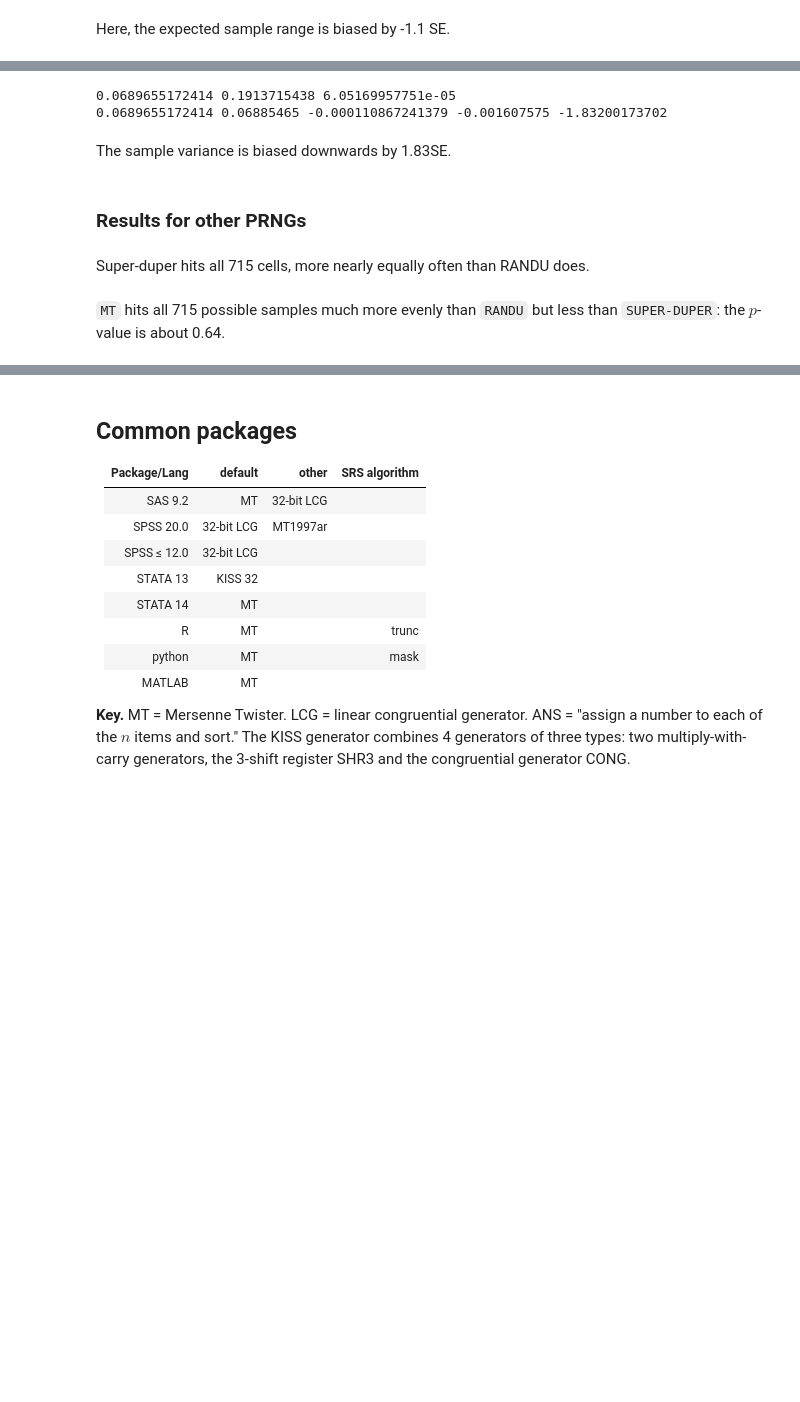
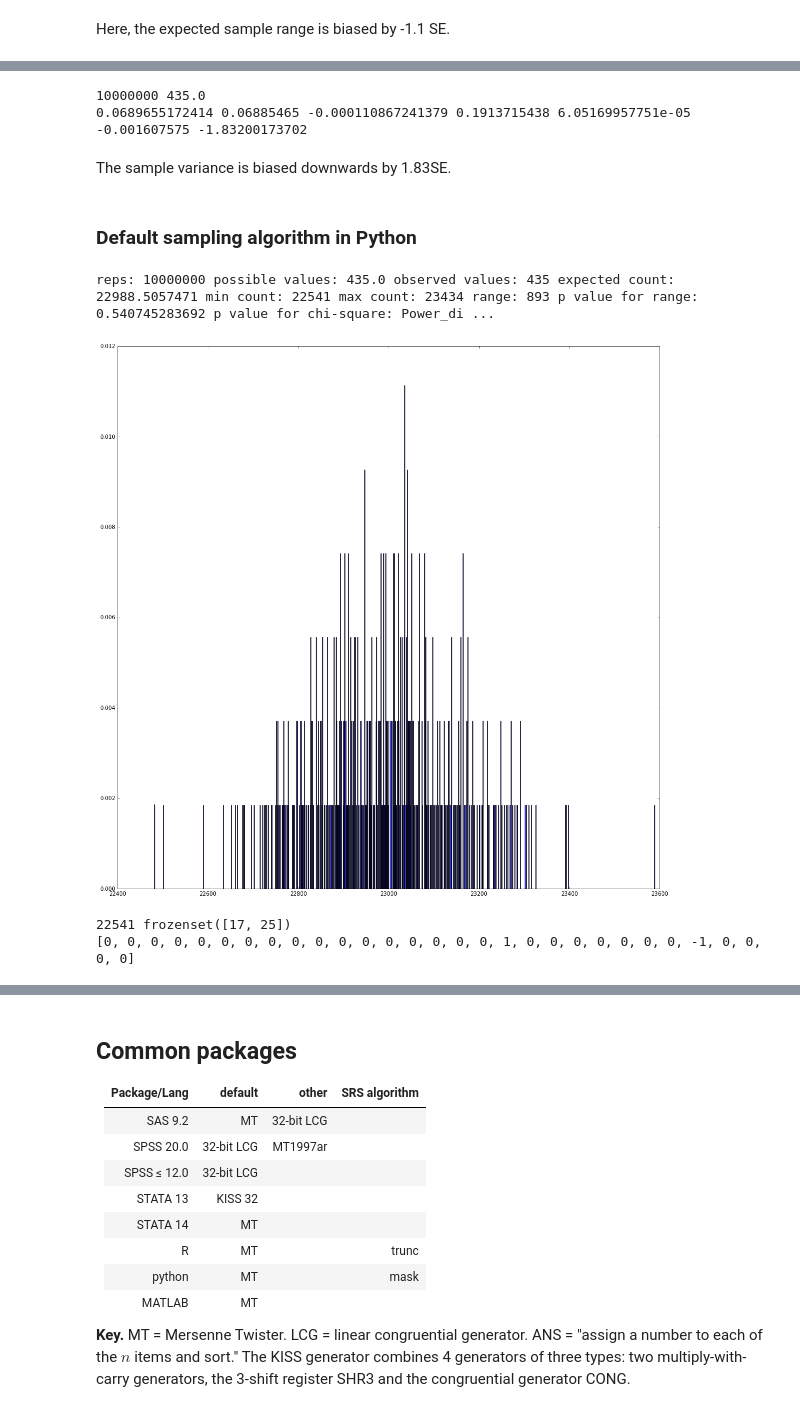
Before and after one commit to pbstark/pseudorandom, a Jupyter notebook: sample_counter.ipynb, the cells around one changed output, grey strips where cells are left out. Cells and saved outputs as stored; diff of their text form; code cells hidden in the pictures; blank space fills up the shorter version.

Commit message:
code cleanup; add simulation using random.choice()

```diff
--- a/sample_counter.ipynb
+++ b/sample_counter.ipynb
@@ -1184,21 +1124,12 @@ seVar = math.sqrt(((2-eVar)**2 + 2*28*(1/2-eVar)**2 + 14*27*(0-eVar)**2)/vals)
 
 seMeanVar = seVar/math.sqrt(reps)
 
-print eVar, seVar, seMeanVar
+samVar = aveSamVar(uniqueSamplesMT)
 
-m = 0
-totCnt = 0
-for sam, cnt in uniqueSamples.items():
-    m += np.var([x[i] for i in sam], ddof=1)*cnt
-    totCnt += cnt
-
-samVar = m/totCnt
 diff = samVar-eVar
-print eVar, samVar, diff, diff/eVar, diff/seMeanVar
+print reps, vals, '\n', eVar, samVar, diff, seVar, seMeanVar, diff/eVar, diff/seMeanVar
 # %% [output]
-0.0689655172414 0.1913715438 6.05169957751e-05
-0.0689655172414 0.06885465 -0.000110867241379 -0.001607575 -1.83200173702
+10000000 435.0
+0.0689655172414 0.06885465 -0.000110867241379 0.1913715438 6.05169957751e-05 -0.001607575 -1.83200173702
 # %% [markdown]
 The sample variance is biased downwards by 1.83SE.
-# %% [markdown]
-### Results for other PRNGs
@@ -1226,12 +1136,32 @@ for i in xrange(reps):
+# %% [markdown]
+### Default sampling algorithm in Python
+# %%
+# New tally function for np.random.choice()
+
+def tallyPySamples(n, k, reps=int(10**7)):
+    uniqueSampleCounts = dict()
+    for i in xrange(reps):
+        sam = frozenset(np.sort((np.random.choice(n, size=k, replace=False))))
+        if sam in uniqueSampleCounts:
+            uniqueSampleCounts[sam] += 1
+        else:
+            uniqueSampleCounts[sam] = 1
+    return uniqueSampleCounts
+
+np.random.seed(1234567890) # set seed of MT
+
+n=30
+k=2
+reps = int(10**7)
+
+uniqueSamplesPy = tallyPySamples(n, k, reps)
 # %%
-maxct = np.amax(uniqueSamples.values())
-minct = np.amin(uniqueSamples.values())
-vals = sp.special.binom(n,k)
-obsVals = len(uniqueSamples)
-eCt = reps/vals
-print vals, obsVals, eCt, minct, maxct, maxct-minct
-print sp.stats.chisquare(uniqueSamples.values(), axis=None)
-ns, bins, patches = plt.hist(uniqueSamples.values(), maxct-minct+1, normed=1, facecolor='blue', alpha=0.75)
+[reps2, vals, obsVals, ect, maxct, minct, rangect, pvalueRange, pvalueChi2] =\
+    summarizeSams(uniqueSamplesPy.values(), n, k, verbose=True)
+
+
+ns, bins, patches = plt.hist(uniqueSamplesMT.values(), maxct-minct+1, normed=1, facecolor='blue', alpha=0.75)
 plt.rcParams['figure.figsize'] = (18.0, 18.0)
+# %% [output]
+reps: 10000000 possible values: 435.0 observed values: 435 expected count: 22988.5057471 min count: 22541 max count: 23434 range: 893 p value for range: 0.540745283692 p value for chi-square: Power_di ...
+[figure, added]
-# %% [markdown]
-Super-duper hits all 715 cells, more nearly equally often than RANDU does.
@@ -1264,2 +1168,13 @@ plt.rcParams['figure.figsize'] = (18.0, 18.0)
-# %% [markdown]
-`MT` hits all 715 possible samples much more evenly than `RANDU` but less than `SUPER-DUPER`: the $p$-value is about 0.64.
+# %%
+minFreq = np.argmin(uniqueSamplesPy.values())
+print uniqueSamplesPy.values()[minFreq], uniqueSamplesPy.keys()[minFreq]
+
+x = [0]*n
+i = 0
+for k in uniqueSamplesPy.keys()[minFreq]: # set extremes to +/-1
+    x[k]= (-1)**i
+    i = i+1
+print x
+# %% [output]
+22541 frozenset([17, 25])
+[0, 0, 0, 0, 0, 0, 0, 0, 0, 0, 0, 0, 0, 0, 0, 0, 0, 1, 0, 0, 0, 0, 0, 0, 0, -1, 0, 0, 0, 0]
```
Also changed, not shown: parts of 37 cells of this notebook.
